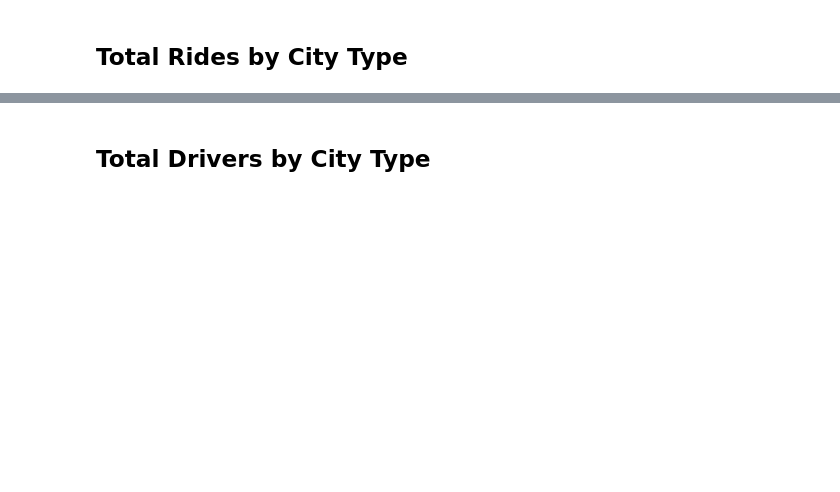
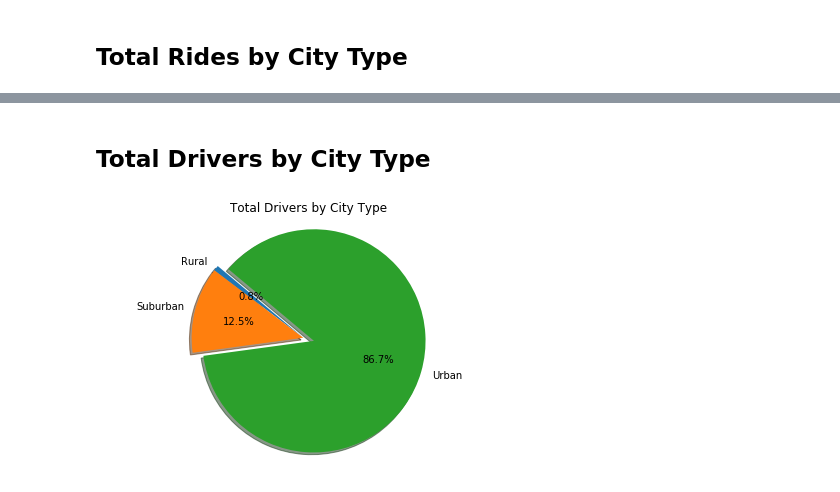
Before and after one commit to GregPoppe/Homework, a Jupyter notebook: Pyber/pyber_starter.ipynb, the cells around one changed output, grey strips where cells are left out. Saved outputs shown, nothing was run; the diff lists cells and outputs as text; code cells hidden in the pictures; blank space fills up the shorter version.

```diff
--- a/Pyber/pyber_starter.ipynb
+++ b/Pyber/pyber_starter.ipynb
@@ -97,5 +140,27 @@ plt.show()
+# %% [markdown]
+## Total Drivers by City Type
+# %%
+# Calculate Type Percents
+drivers_by_city = comb_data.groupby('type').agg({'driver_count' : 'sum'})
+drivers_by_city['City_Type'] = drivers_by_city.index
+
+drivers_by_city = drivers_by_city.rename(columns={'type':'type', 'driver_count' : 'Total_Drivers'})
+
+
+# Build Pie Chart
+explode = (0, 0, 0.1)
+
+plt.pie(drivers_by_city['Total_Drivers'], explode = explode, labels=drivers_by_city['City_Type'],
+        autopct="%1.1f%%", shadow=True, startangle=140)
+plt.axis('equal')
+plt.title('Total Drivers by City Type')
+
+# Save Figure
+plt.tight_layout()
+plt.savefig("../TotalDriversByCityType.png")
+plt.show()
+# %% [output]
+[figure, added]
 # %%
 # Show Figure
 plt.show()
-# %% [markdown]
-## Total Drivers by City Type
```
Also changed, not shown: parts of 9 cells of this notebook.
